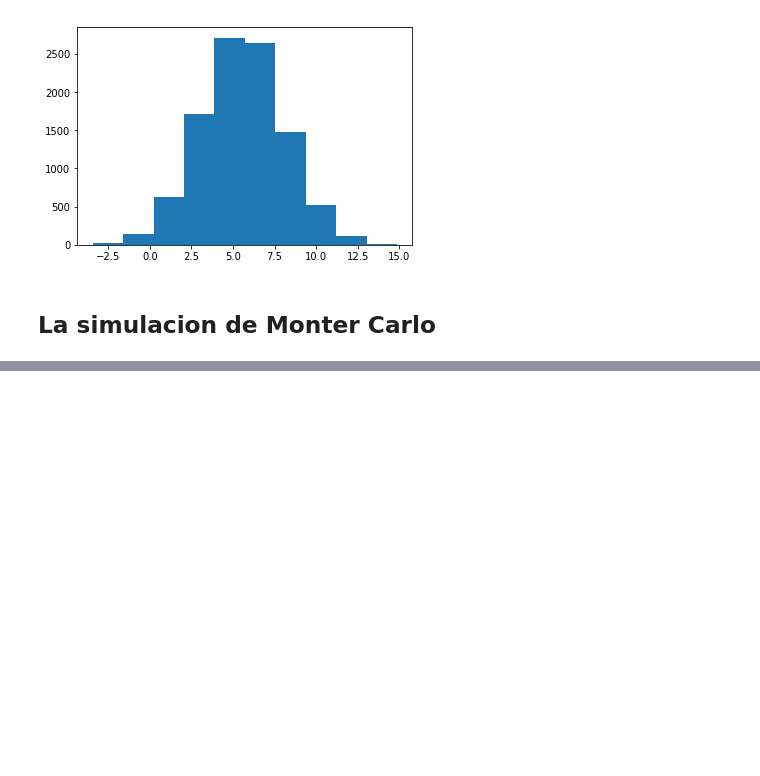
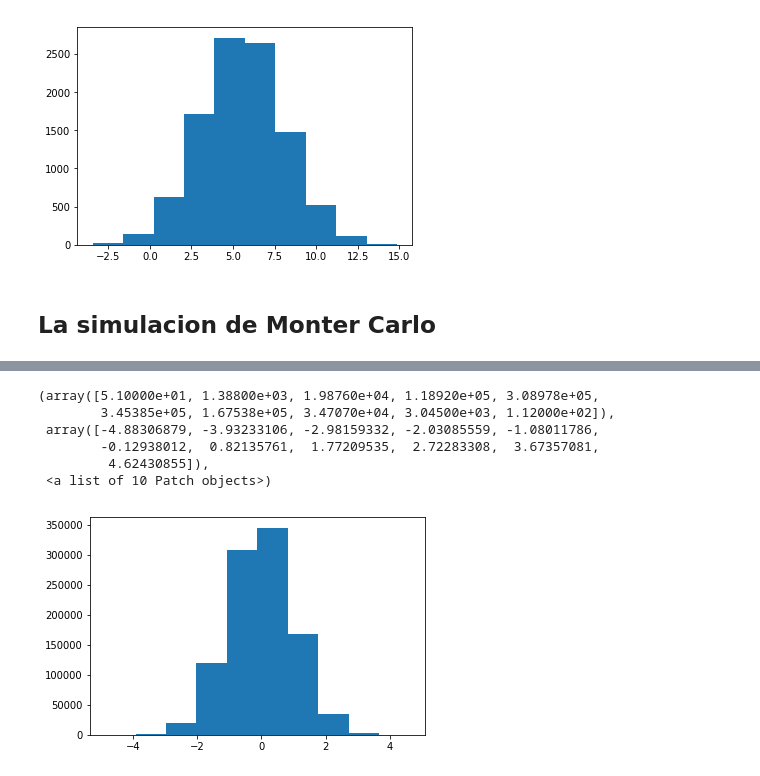
Before and after one commit to juancarestre/bigDataCourse, a Jupyter notebook: 1 Data Cleaning/Data Cleaning - Funciones de distribucion de probabilidad.ipynb, the cells around one changed output, grey strips where cells are left out. Cells and saved outputs as stored; diff of their text form; code cells hidden in the pictures; blank space fills up the shorter version.

```diff
--- a/1 Data Cleaning/Data Cleaning - Funciones de distribucion de probabilidad.ipynb
+++ b/1 Data Cleaning/Data Cleaning - Funciones de distribucion de probabilidad.ipynb
@@ -59,0 +73,10 @@ plt.hist(data)
+# %%
+n=1000000
+data = pd.DataFrame(
+    {
+        'A' : np.random.randn(n),
+        'B' : 1.5 + 2.5* np.random.randn(n),
+        'C' : np.random.uniform(5,32,n)
+    }
+
+)
@@ -59,0 +95,10 @@ plt.hist(data)
+# %%
+plt.hist(data['A'])
+# %% [output]
+(array([5.10000e+01, 1.38800e+03, 1.98760e+04, 1.18920e+05, 3.08978e+05,
+        3.45385e+05, 1.67538e+05, 3.47070e+04, 3.04500e+03, 1.12000e+02]),
+ array([-4.88306879, -3.93233106, -2.98159332, -2.03085559, -1.08011786,
+        -0.12938012,  0.82135761,  1.77209535,  2.72283308,  3.67357081,
+         4.62430855]),
+ <a list of 10 Patch objects>)
+[figure, added]
```
Also changed, not shown: parts of 12 cells of this notebook, 2 other files.
